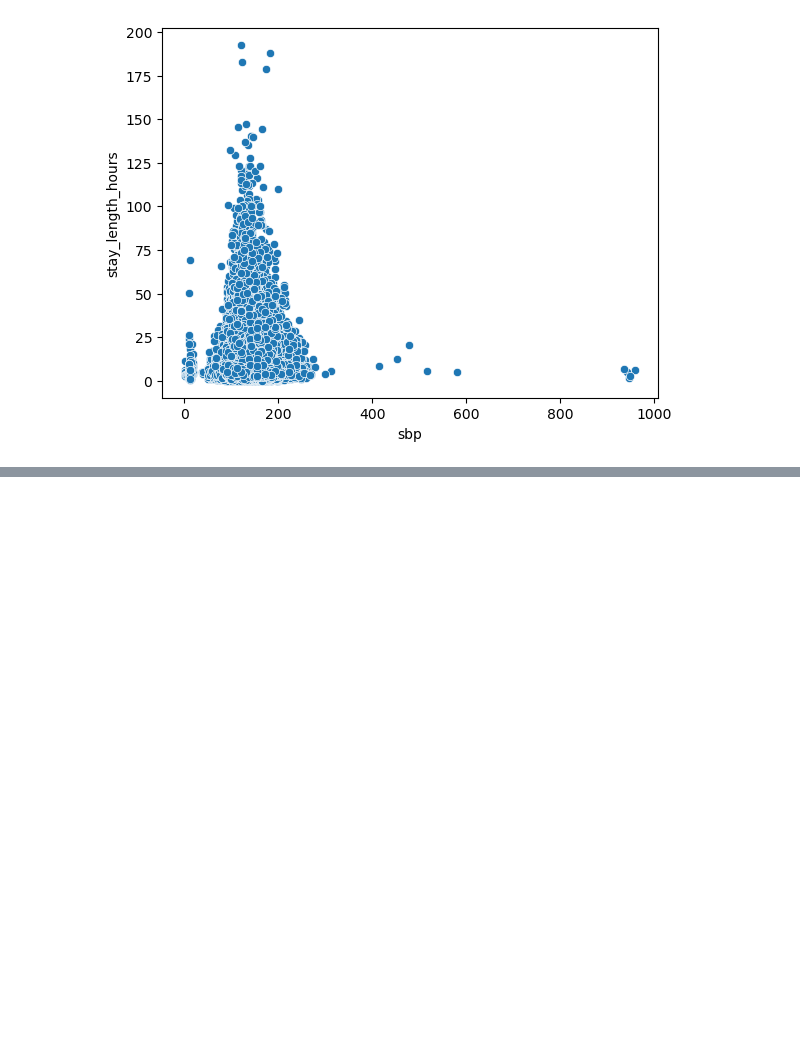
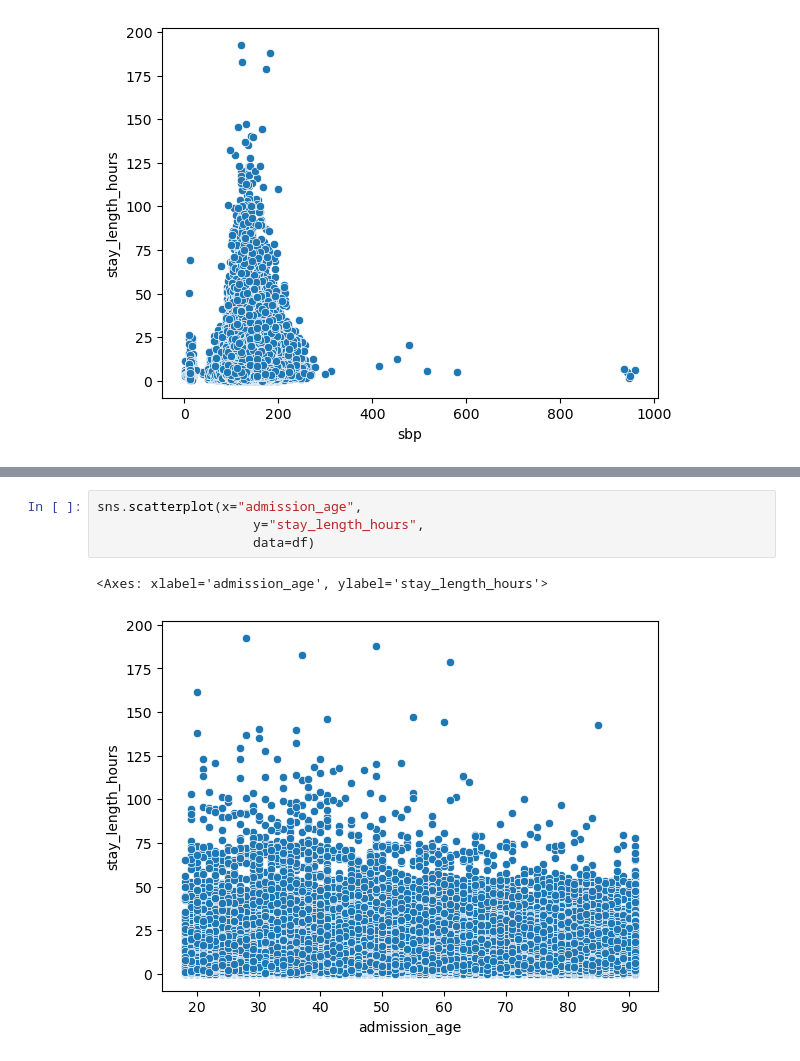
Before and after one commit to ewiesner/Emergency-Department-Wait-Times-, a Jupyter notebook: EDA.ipynb, the cells around one changed output, grey strips where cells are left out. Cells and saved outputs as stored; diff of their text form; blank space fills up the shorter version.

```diff
--- a/EDA.ipynb
+++ b/EDA.ipynb
@@ -228,0 +300,7 @@ dtype: int64
+# %%
+sns.scatterplot(x="admission_age",
+                    y="stay_length_hours",
+                    data=df)
+# %% [output]
+<Axes: xlabel='admission_age', ylabel='stay_length_hours'>
+[figure, added]
```
Also changed, not shown: parts of 14 cells of this notebook, 5 other files.
